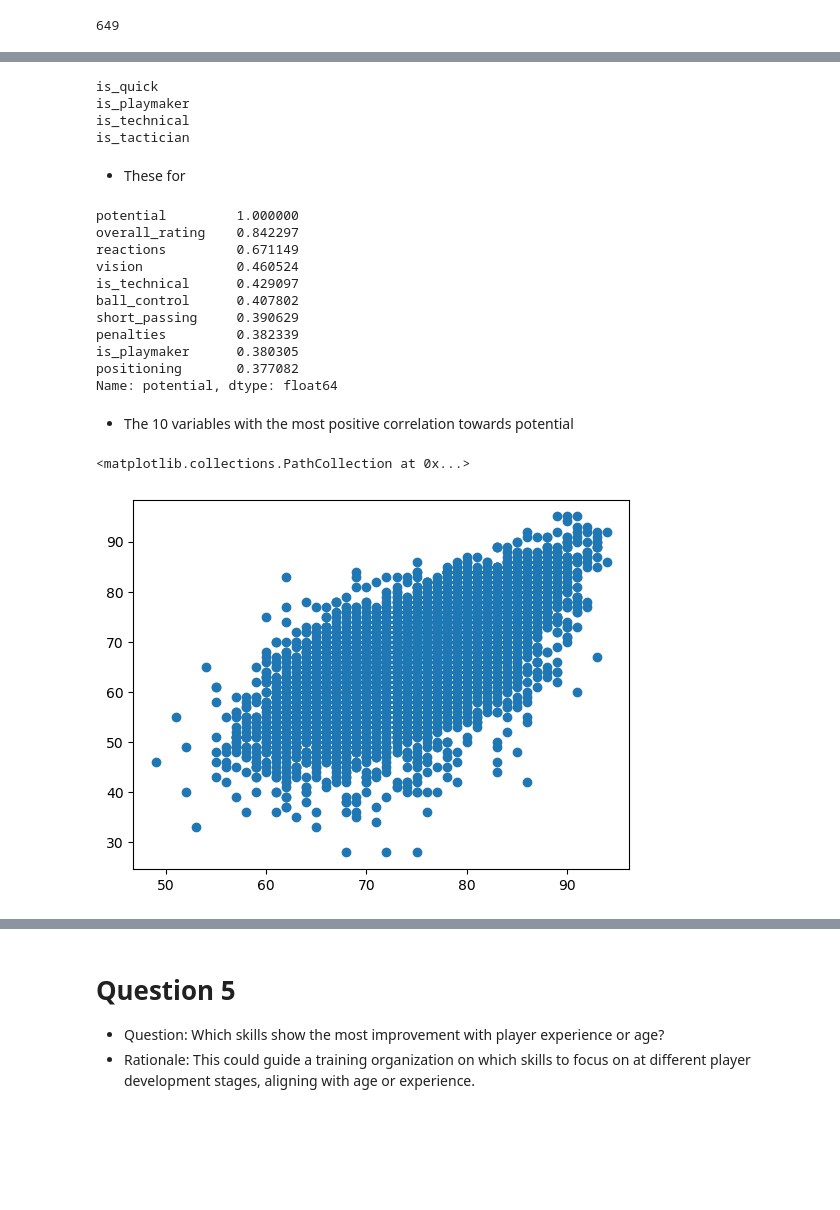
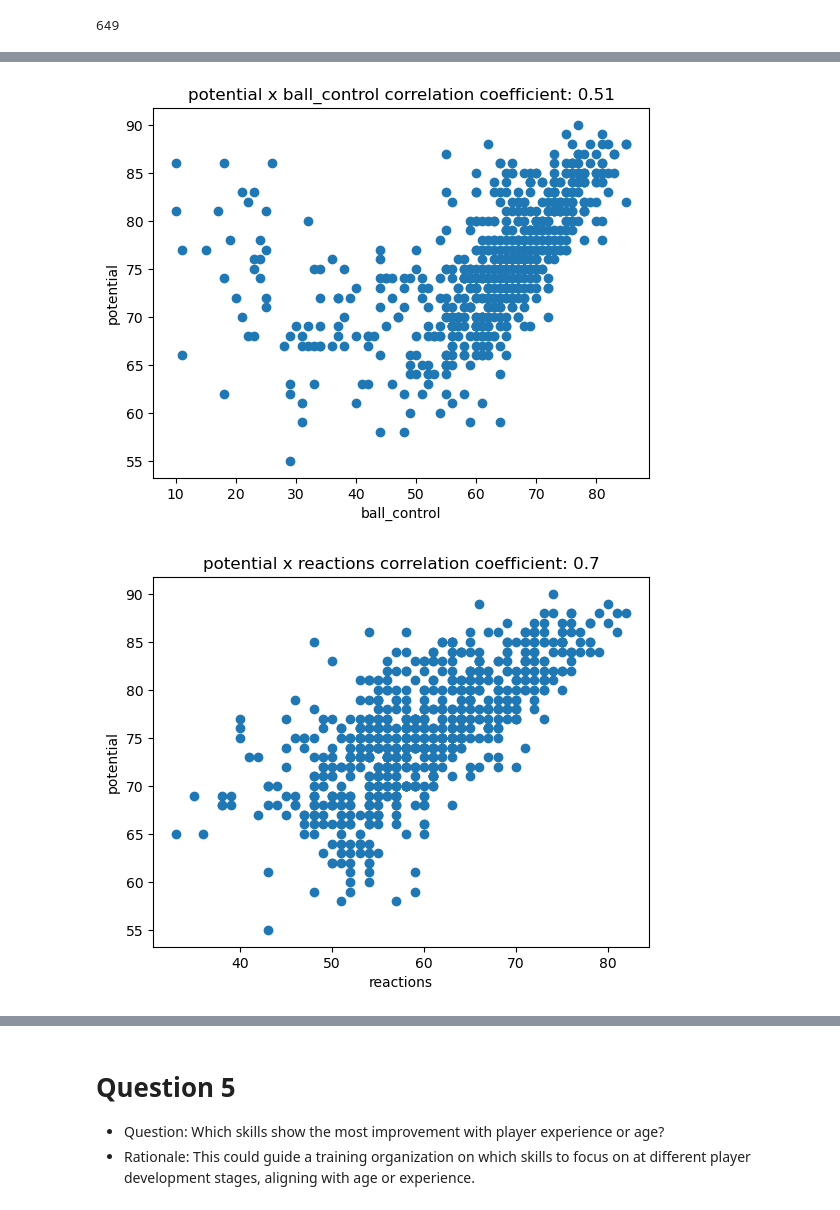
Before and after one commit to falba3/AdvancedDataAnalytics, a Jupyter notebook: notebooks/all_questions.ipynb, the cells around one changed output, grey strips where cells are left out. Saved outputs shown, nothing was run; the diff lists cells and outputs as text; code cells hidden in the pictures; blank space fills up the shorter version.

```diff
--- a/notebooks/all_questions.ipynb
+++ b/notebooks/all_questions.ipynb
@@ -912,10 +944,0 @@ strong multicollinearity or other numerical problems.
-# %%
-for x in [39, 41, 42, 43]:
-    print(X.columns[x])
-# %% [output]
-is_quick
-is_playmaker
-is_technical
-is_tactician
-# %% [markdown]
-* These for
@@ -928,22 +945,12 @@ is_tactician
-# %%
-df.corr(numeric_only = True)['potential'].sort_values(ascending = False).head(10)
-# %% [output]
-potential         1.000000
-overall_rating    0.842297
-reactions         0.671149
-vision            0.460524
-is_technical      0.429097
-ball_control      0.407802
-short_passing     0.390629
-penalties         0.382339
-is_playmaker      0.380305
-positioning       0.377082
-Name: potential, dtype: float64
-# %% [markdown]
-* The 10 variables with the most positive correlation towards potential
 # %%
 # Scatterplot
-plt.scatter(df['potential'], df['reactions'])
+for col in ['ball_control', 'reactions', 'sliding_tackle', 'standing_tackle', 'gk_diving']:
+    cor = young[['potential', col]].corr().iloc[0,1]
+    plt.title(f"potential x {col} correlation coefficient: {round(cor, 2)}")
+    plt.scatter(young[col], young['potential'])
+    plt.ylabel('potential')
+    plt.xlabel(col)
+    plt.show()
 # %% [output]
-<matplotlib.collections.PathCollection at 0x...>
-[figure, old version]
+[figure, new version]
+[figure, added]
```
Also changed, not shown: parts of 90 cells of this notebook.
